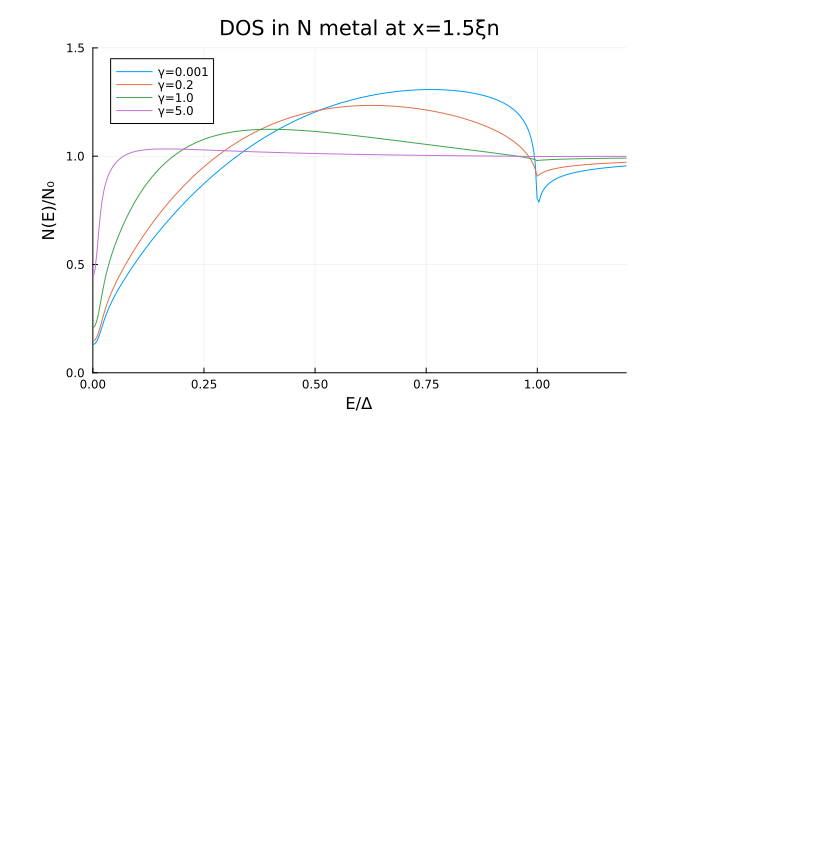
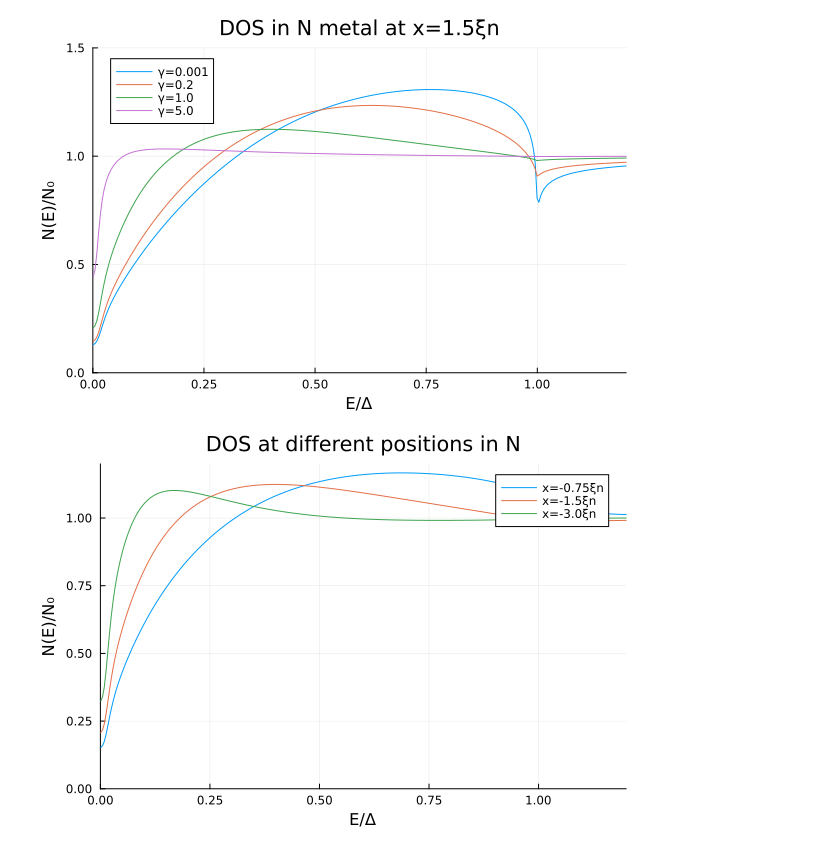
Before and after one commit to nakowalczyk/usadel_1D, a Jupyter notebook: scripts/NS.ipynb, the cells around one changed output. Saved outputs shown, nothing was run; the diff lists cells and outputs as text; code cells hidden in the pictures; blank space fills up the shorter version.

```diff
--- a/scripts/NS.ipynb
+++ b/scripts/NS.ipynb
@@ -159,4 +43,22 @@ end
 display(plt)
 # %% [output]
 [figure]
+# %%
+x_positions = [-0.75, -1.5, -3.0]
+
+plt4 = plot(xlabel="E/Δ", ylabel="N(E)/N₀",
+            title="DOS at different positions in N",
+            ylims=(0, 1.2), xlims=(0, 1.2),
+            legend=:topright, lw=2)
+
+p_fig4 = setup_simulation(Ln, Ls, dx, 0.0, Γin, 1.0, 1.0, Dn, Ds)
+
+for x in x_positions
+    dos, _ = compute_DOS(energies, p_fig4, x)
+    plot!(plt4, energies, dos, label="x=$(x)ξn")
+end
+
+display(plt4)
+# %% [output]
+[figure, added]
 # %%
```
Also changed, not shown: parts of 11 cells of this notebook.
